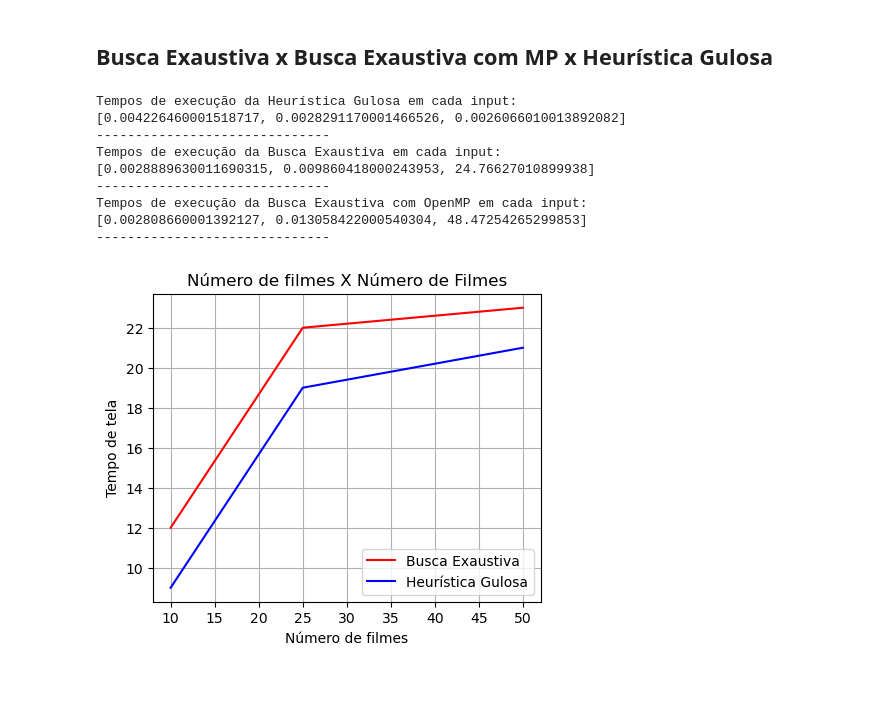
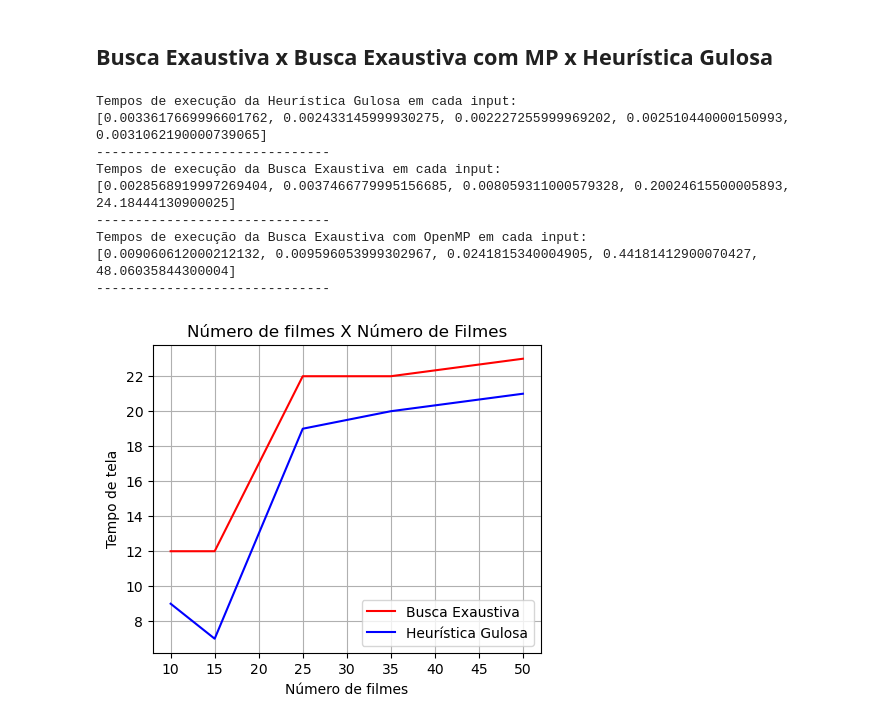
Before and after one commit to GabrielaMitu/Supercomp-MaratonaFilmes, a Jupyter notebook: GraficosComparativos.ipynb, the cells around one changed output. Cells and saved outputs as stored; diff of their text form; code cells hidden in the pictures; blank space fills up the shorter version.

Commit message:
mais inputs

```diff
--- a/GraficosComparativos.ipynb
+++ b/GraficosComparativos.ipynb
@@ -222,7 +222,7 @@ plt.show()
 ## Busca Exaustiva x Busca Exaustiva com MP x Heurística Gulosa
 # %%
 ## Arquivos de input
-arqs = ['inputs/input0.txt', 'inputs/input25.txt', 'inputs/input50.txt']
+arqs = ['inputs/input0.txt', 'inputs/input15.txt', 'inputs/input25.txt', 'inputs/input35.txt', 'inputs/input50.txt']
 
 ## ----- Heurística Gulosa -----
 
@@ -238,7 +238,7 @@ print("Tempos de execução da Busca Exaustiva em cada input: ")
 print(temposExaustiva)
 print("-"*30)
 
-## ----- Busca Exaustiva -----
+## ----- Busca Exaustiva com OpenMP-----
 
 temposExaustivaMP = [roda_com_entrada('./exaustivaMP', arq)[1] for arq in arqs]
 print("Tempos de execução da Busca Exaustiva com OpenMP em cada input: ")
@@ -246,28 +246,28 @@ print(temposExaustivaMP)
 print("-"*30)
 # %% [output]
 Tempos de execução da Heurística Gulosa em cada input:
-[0.004226460001518717, 0.0028291170001466526, 0.0026066010013892082]
+[0.0033617669996601762, 0.002433145999930275, 0.002227255999969202, 0.002510440000150993, 0.0031062190000739065]
 ------------------------------
 Tempos de execução da Busca Exaustiva em cada input:
-[0.0028889630011690315, 0.009860418000243953, 24.76627010899938]
+[0.0028568919997269404, 0.0037466779995156685, 0.008059311000579328, 0.20024615500005893, 24.18444130900025]
 ------------------------------
 Tempos de execução da Busca Exaustiva com OpenMP em cada input:
-[0.002808660001392127, 0.013058422000540304, 48.47254265299853]
+[0.009060612000212132, 0.009596053999302967, 0.0241815340004905, 0.44181412900070427, 48.06035844300004]
 ------------------------------
 # %%
-numFilmes = [10, 25, 50]
+numFilmes = [10, 15, 25, 35, 50]
 
-telaExaustiva = [12, 22, 23]
-telaGulosa = [9, 19, 21]
+telaExaustiva = [12, 12, 22, 22, 23]
+telaGulosa = [9, 7, 19, 20, 21]
 
 plt.figure(figsize=(5,4))
 plt.plot(numFilmes, telaExaustiva, color='red', label = "Busca Exaustiva")
 plt.plot(numFilmes, telaGulosa, color='blue', label = "Heurística Gulosa")
 plt.xlabel("Número de filmes")
 plt.ylabel("Tempo de tela")
 plt.title("Número de filmes X Número de Filmes")
 plt.grid()
 plt.legend()
 plt.show()
 # %% [output]
-[figure, old version]
+[figure, new version]
```
Also changed, not shown: 3 other files.
